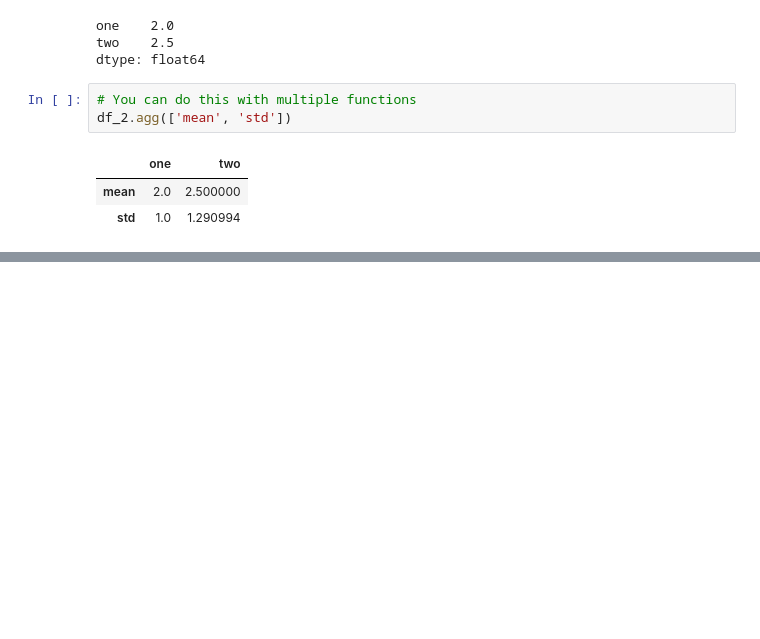
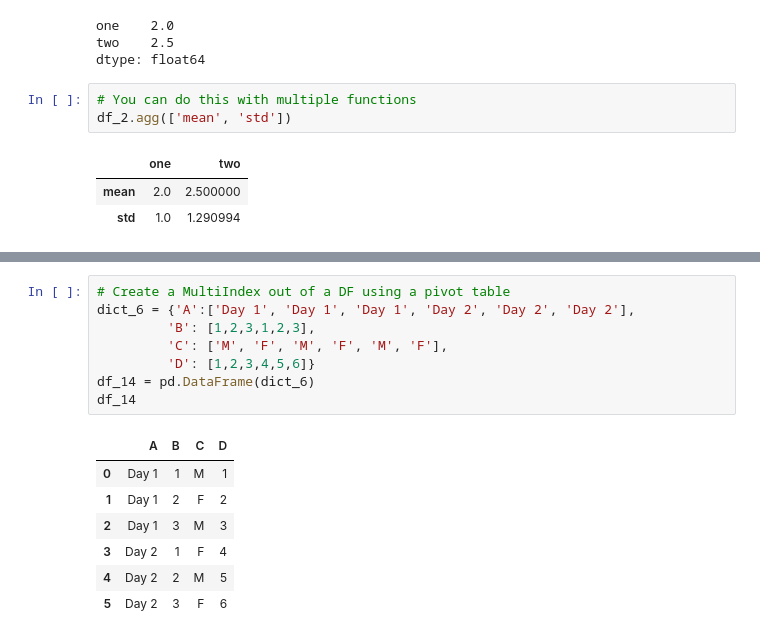
Before and after one commit to VLieberg/Python-Basics-Coding, a Jupyter notebook: notebooks/Pandas Tutorial.ipynb, the cells around one changed output, grey strips where cells are left out. Saved outputs shown, nothing was run; the diff lists cells and outputs as text; blank space fills up the shorter version.

```diff
--- a/notebooks/Pandas Tutorial.ipynb
+++ b/notebooks/Pandas Tutorial.ipynb
@@ -1473,0 +1814,16 @@ df_2.agg(['mean', 'std'])
+# %%
+# Create a MultiIndex out of a DF using a pivot table
+dict_6 = {'A':['Day 1', 'Day 1', 'Day 1', 'Day 2', 'Day 2', 'Day 2'],
+         'B': [1,2,3,1,2,3],
+         'C': ['M', 'F', 'M', 'F', 'M', 'F'],
+         'D': [1,2,3,4,5,6]}
+df_14 = pd.DataFrame(dict_6)
+df_14
+# %% [output]
+|  | A | B | C | D |
+| 0 | Day 1 | 1 | M | 1 |
+| 1 | Day 1 | 2 | F | 2 |
+| 2 | Day 1 | 3 | M | 3 |
+| 3 | Day 2 | 1 | F | 4 |
+| 4 | Day 2 | 2 | M | 5 |
+| 5 | Day 2 | 3 | F | 6 |
```
Also changed, not shown: parts of 69 cells of this notebook.
